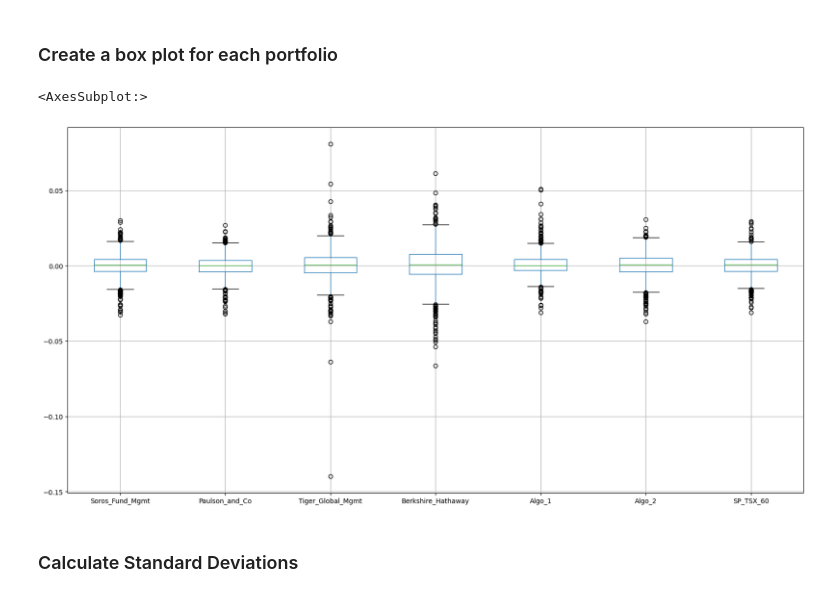
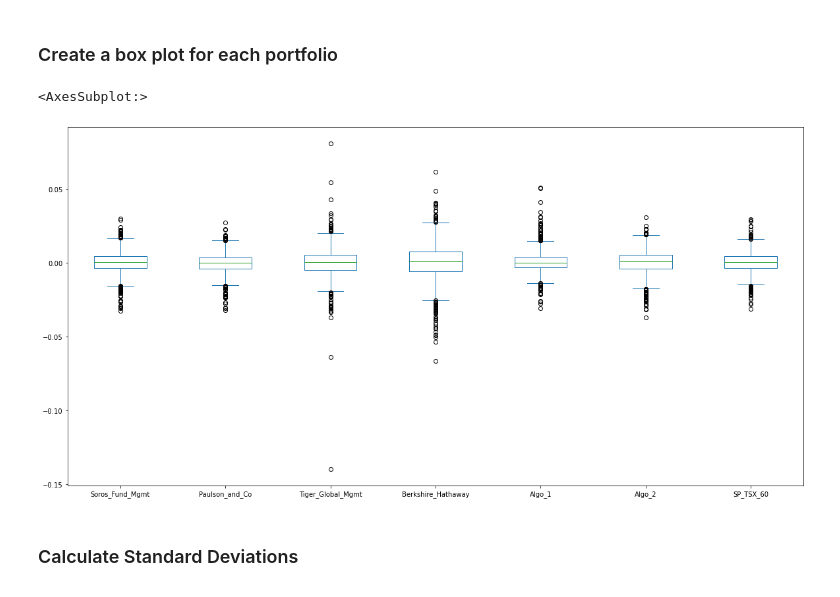
Before and after one commit to VeronicaHurtado/FinTech-Module4-Challenge, a Jupyter notebook: whale_analysis.ipynb, the cells around one changed output. Cells and saved outputs as stored; diff of their text form; code cells hidden in the pictures.

```diff
--- a/whale_analysis.ipynb
+++ b/whale_analysis.ipynb
@@ -339,10 +373,10 @@ Determine the _risk_ of each portfolio:
 ### Create a box plot for each portfolio
 # %%
 # Box plot to visually show risk
-daily_returns_df.boxplot(figsize=(20, 10))
+daily_returns_df.plot.box(figsize=(20, 10))
 # %% [output]
 <AxesSubplot:>
-[figure, old version]
+[figure, new version]
 # %% [markdown]
 ### Calculate Standard Deviations
 # %%
```
Also changed, not shown: parts of 31 cells of this notebook, 1 other file.
